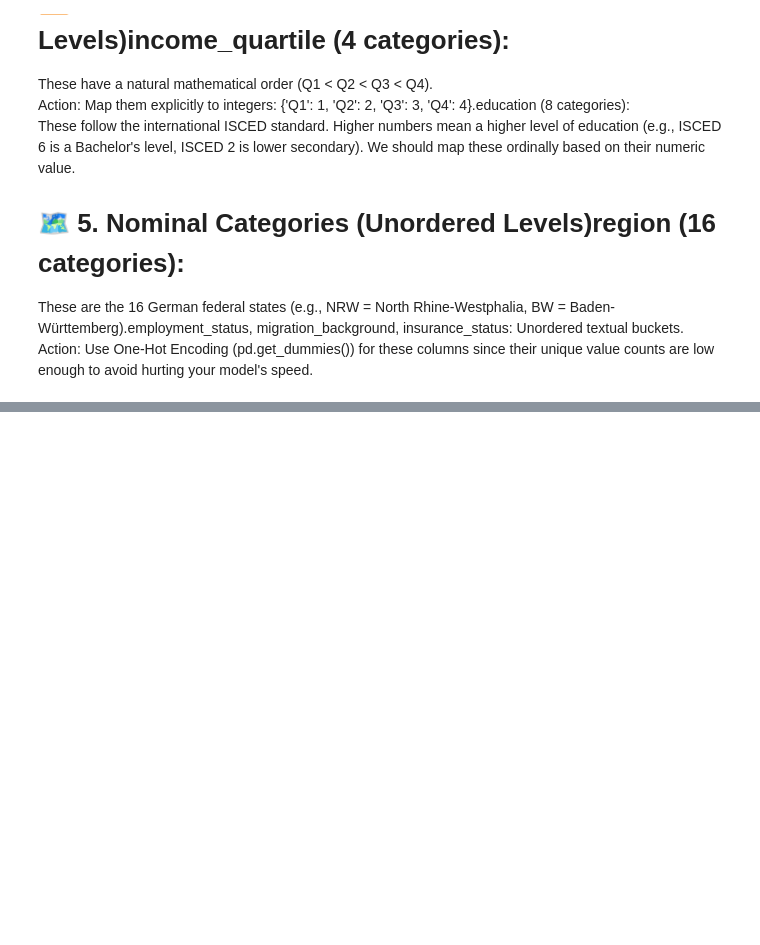
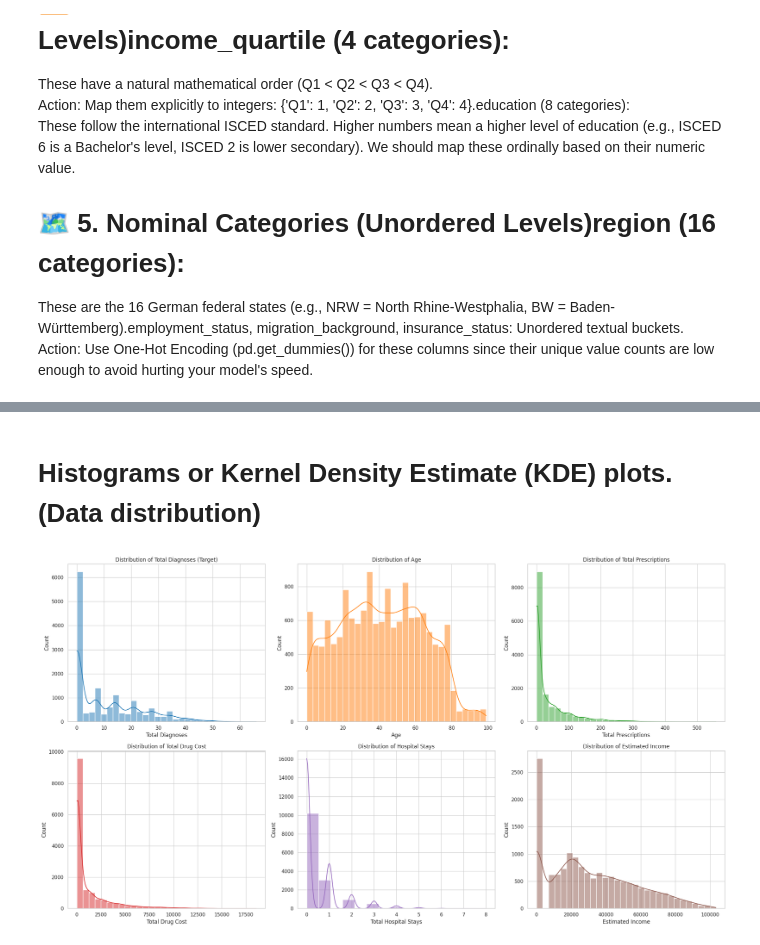
Before and after one commit to abhisakh/XGBOOST_Machine_Leraning_Predictor_Titanic, a Jupyter notebook: Synthetic_Data_Analyzer.ipynb, the cells around one changed output, grey strips where cells are left out. Saved outputs shown, nothing was run; the diff lists cells and outputs as text; code cells hidden in the pictures; blank space fills up the shorter version.

```diff
--- a/Synthetic_Data_Analyzer.ipynb
+++ b/Synthetic_Data_Analyzer.ipynb
@@ -154,0 +344,43 @@ Perfect for simple binary mapping to 0 and 1. <br> Action: Map 'M'/'urban' to 1
+# %% [markdown]
+# Histograms or Kernel Density Estimate (KDE) plots. (Data distribution)
+# %%
+import matplotlib.pyplot as plt
+import seaborn as sns
+
+# Create a 2x3 grid to look at the individual distributions of the 6 key variables
+fig, axes = plt.subplots(2, 3, figsize=(22, 12))
+
+# 1. Target Distribution: Total Diagnoses
+sns.histplot(df_work['total_diagnoses'], kde=True, ax=axes[0, 0], color='#1f77b4', bins=30)
+axes[0, 0].set_title('Distribution of Total Diagnoses (Target)')
+axes[0, 0].set_xlabel('Total Diagnoses')
+
+# 2. Feature Distribution: Age
+sns.histplot(df_work['age'], kde=True, ax=axes[0, 1], color='#ff7f0e', bins=30)
+axes[0, 1].set_title('Distribution of Age')
+axes[0, 1].set_xlabel('Age')
+
+# 3. Feature Distribution: Total Prescriptions
+sns.histplot(df_work['total_prescriptions'], kde=True, ax=axes[0, 2], color='#2ca02c', bins=30)
+axes[0, 2].set_title('Distribution of Total Prescriptions')
+axes[0, 2].set_xlabel('Total Prescriptions')
+
+# 4. Feature Distribution: Total Drug Cost
+sns.histplot(df_work['total_drug_cost'], kde=True, ax=axes[1, 0], color='#d62728', bins=30)
+axes[1, 0].set_title('Distribution of Total Drug Cost')
+axes[1, 0].set_xlabel('Total Drug Cost')
+
+# 5. Feature Distribution: Total Hospital Stays
+sns.histplot(df_work['total_hospital_stays'], kde=True, ax=axes[1, 1], color='#9467bd', bins=15)
+axes[1, 1].set_title('Distribution of Hospital Stays')
+axes[1, 1].set_xlabel('Total Hospital Stays')
+
+# 6. Feature Distribution: Estimated Income
+sns.histplot(df_work['estimated_income'], kde=True, ax=axes[1, 2], color='#8c564b', bins=30)
+axes[1, 2].set_title('Distribution of Estimated Income')
+axes[1, 2].set_xlabel('Estimated Income')
+
+plt.tight_layout()
+plt.show()
+# %% [output]
+[figure, added]
```
Also changed, not shown: parts of 21 cells of this notebook.
